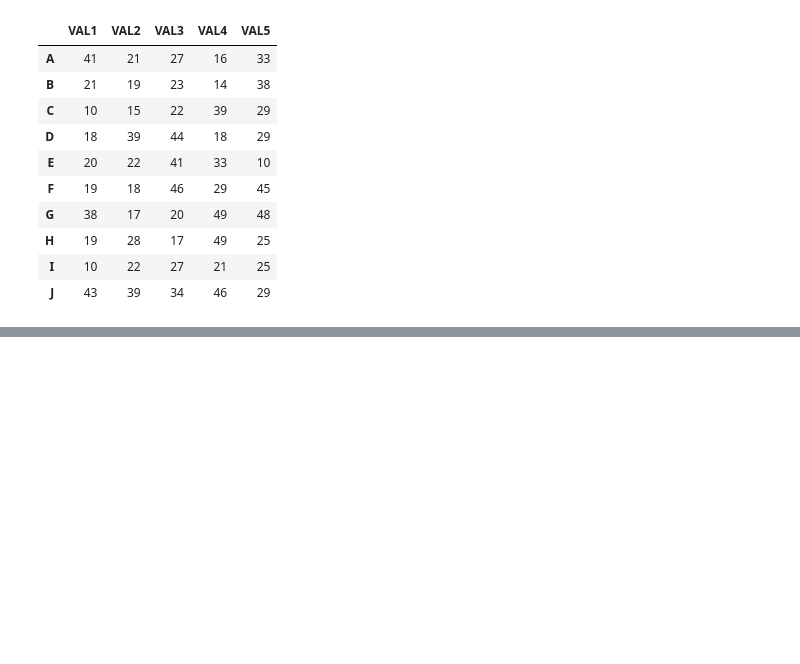
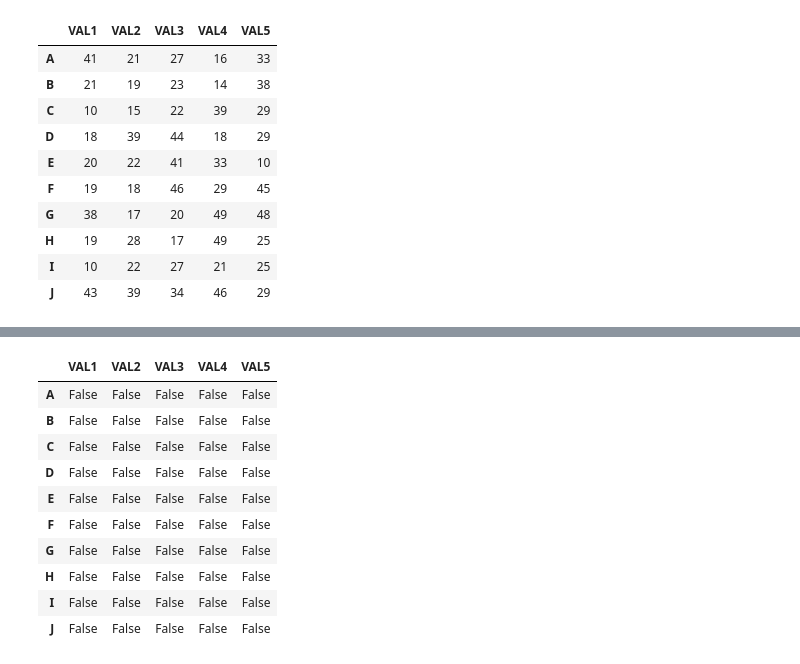
Before and after one commit to chshahid119/data-science-notes, a Jupyter notebook: Complete data science OakAcademy/Shahid Notes/pandas notebook/pandas01.ipynb, the cells around one changed output, grey strips where cells are left out. Saved outputs shown, nothing was run; the diff lists cells and outputs as text; code cells hidden in the pictures; blank space fills up the shorter version.

```diff
--- a/Complete data science OakAcademy/Shahid Notes/pandas notebook/pandas01.ipynb
+++ b/Complete data science OakAcademy/Shahid Notes/pandas notebook/pandas01.ipynb
@@ -761,0 +946,14 @@ Name: C, dtype: int32
+# %%
+df == ""
+# %% [output]
+|  | VAL1 | VAL2 | VAL3 | VAL4 | VAL5 |
+| A | False | False | False | False | False |
+| B | False | False | False | False | False |
+| C | False | False | False | False | False |
+| D | False | False | False | False | False |
+| E | False | False | False | False | False |
+| F | False | False | False | False | False |
+| G | False | False | False | False | False |
+| H | False | False | False | False | False |
+| I | False | False | False | False | False |
+| J | False | False | False | False | False |
```
Also changed, not shown: parts of 81 cells of this notebook.
